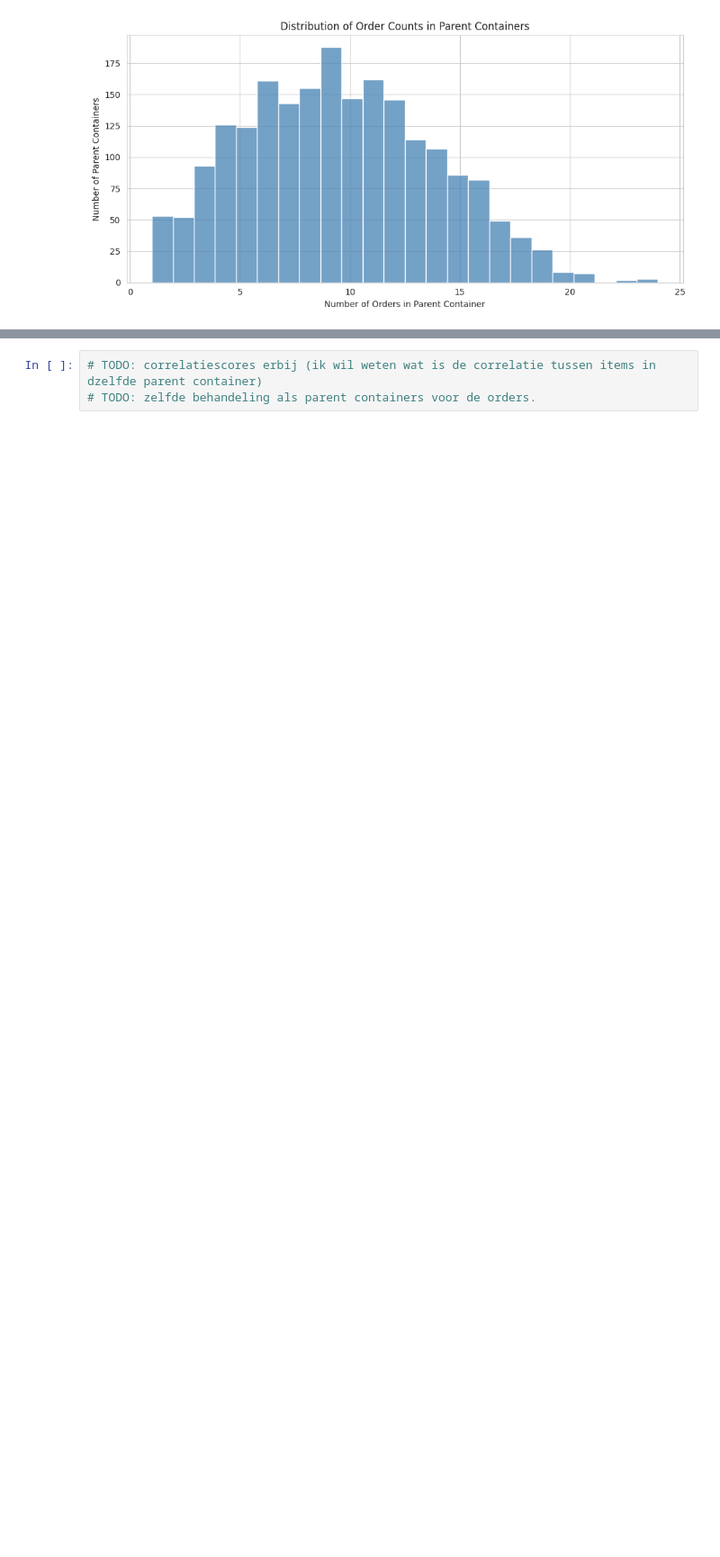
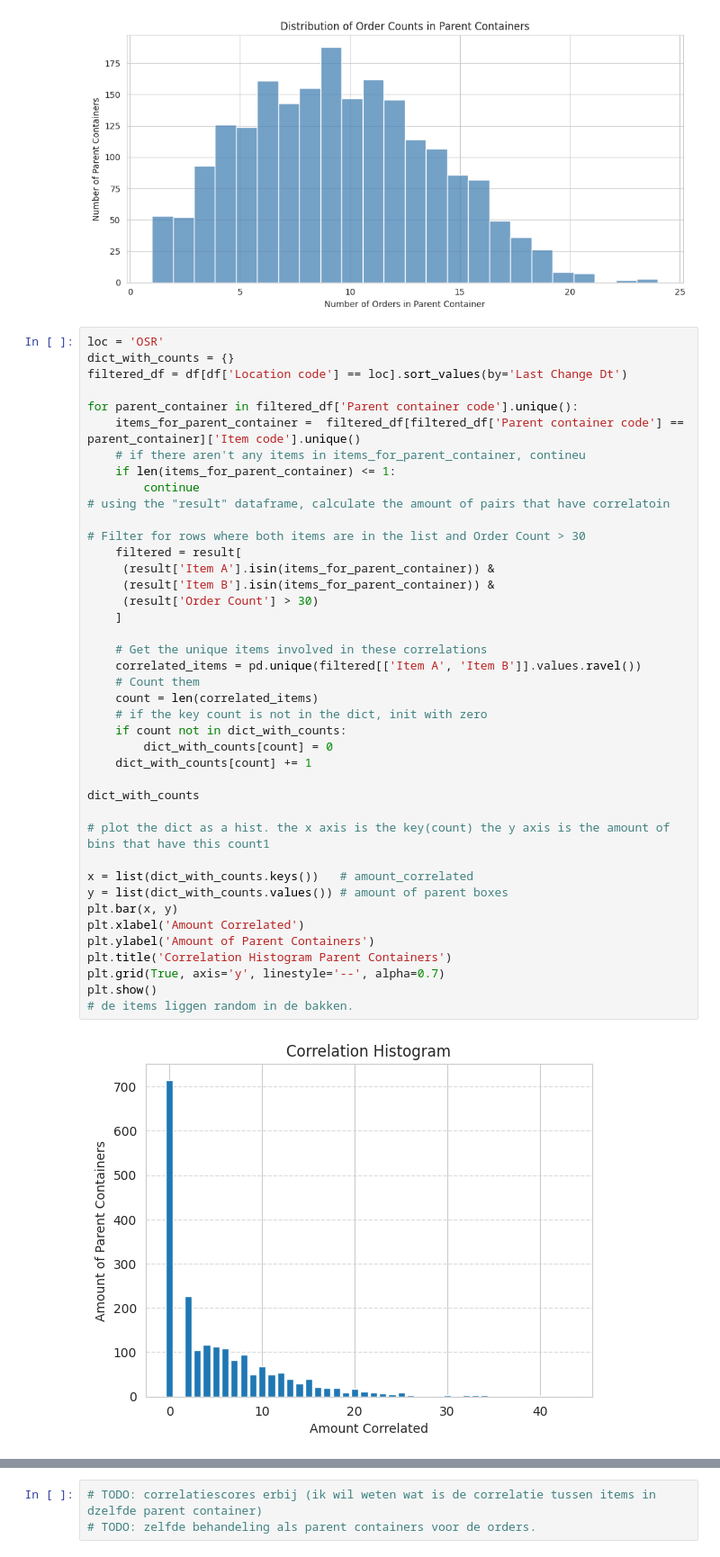
Before and after one commit to TomTom2028/SoftwareSim, a Jupyter notebook: AnalysisData.ipynb, the cells around one changed output, grey strips where cells are left out. Shown at 90% size. Drawn from its saved outputs; the diff is of its cells as text; blank space fills up the shorter version.

```diff
--- a/AnalysisData.ipynb
+++ b/AnalysisData.ipynb
@@ -624,3 +656,46 @@ plt.grid(True)
 plt.tight_layout()
 # %% [output]
 [figure]
+# %%
+loc = 'OSR'
+dict_with_counts = {}
+filtered_df = df[df['Location code'] == loc].sort_values(by='Last Change Dt')
+
+for parent_container in filtered_df['Parent container code'].unique():
+    items_for_parent_container =  filtered_df[filtered_df['Parent container code'] == parent_container]['Item code'].unique()
+    # if there aren't any items in items_for_parent_container, contineu
+    if len(items_for_parent_container) <= 1:
+        continue
+# using the "result" dataframe, calculate the amount of pairs that have correlatoin
+
+# Filter for rows where both items are in the list and Order Count > 30
+    filtered = result[
+     (result['Item A'].isin(items_for_parent_container)) &
+     (result['Item B'].isin(items_for_parent_container)) &
+     (result['Order Count'] > 30)
+    ]
+
+    # Get the unique items involved in these correlations
+    correlated_items = pd.unique(filtered[['Item A', 'Item B']].values.ravel())
+    # Count them
+    count = len(correlated_items)
+    # if the key count is not in the dict, init with zero
+    if count not in dict_with_counts:
+        dict_with_counts[count] = 0
+    dict_with_counts[count] += 1
+
+dict_with_counts
+
+# plot the dict as a hist. the x axis is the key(count) the y axis is the amount of bins that have this count1
+
+x = list(dict_with_counts.keys())   # amount_correlated
+y = list(dict_with_counts.values()) # amount of parent boxes
+plt.bar(x, y)
+plt.xlabel('Amount Correlated')
+plt.ylabel('Amount of Parent Containers')
+plt.title('Correlation Histogram Parent Containers')
+plt.grid(True, axis='y', linestyle='--', alpha=0.7)
+plt.show()
+# de items liggen random in de bakken.
+# %% [output]
+[figure, added]
```
Also changed, not shown: parts of 13 cells of this notebook, 1 other file.
